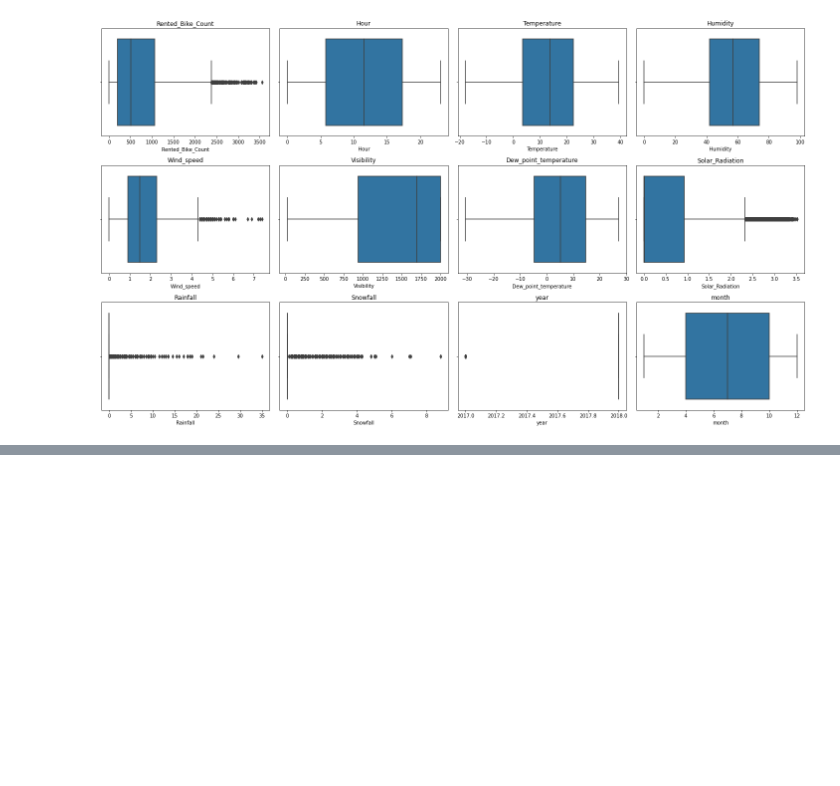
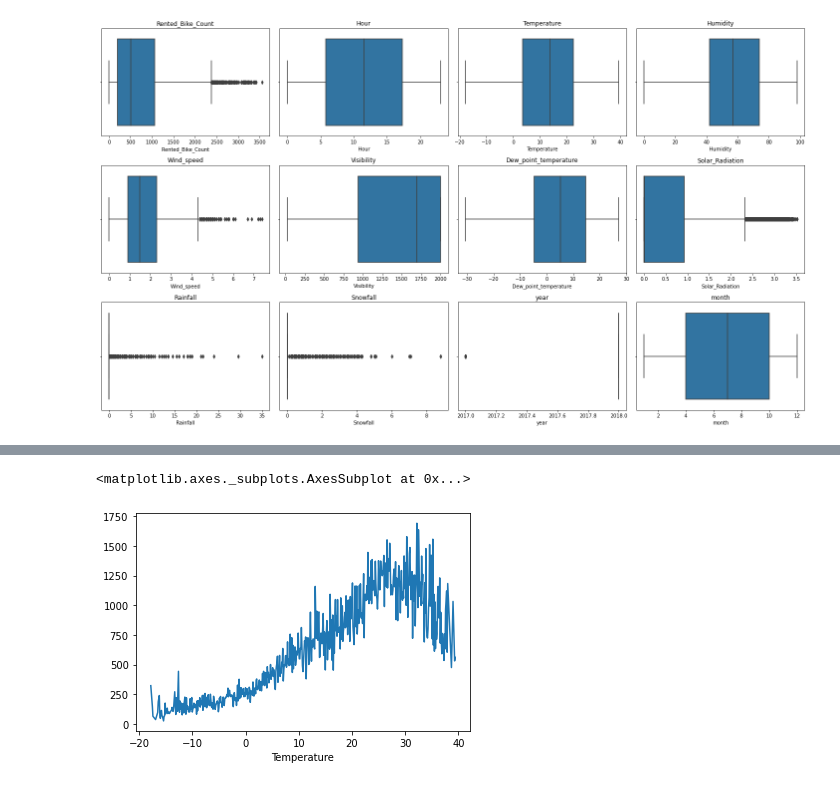
Before and after one commit to NehaGupta-DataScientists/Bike-Sharing-Demand-Prediction, a Jupyter notebook: Bike_Sharing_Demand_Prediction_Capstone_Project.ipynb, the cells around one changed output, grey strips where cells are left out. Cells and saved outputs as stored; diff of their text form; code cells hidden in the pictures; blank space fills up the shorter version.

```diff
--- a/Bike_Sharing_Demand_Prediction_Capstone_Project.ipynb
+++ b/Bike_Sharing_Demand_Prediction_Capstone_Project.ipynb
@@ -434,0 +461,5 @@ for col in numerical_features:
+# %%
+bike.groupby('Temperature').mean()['Rented_Bike_Count'].plot()
+# %% [output]
+<matplotlib.axes._subplots.AxesSubplot at 0x...>
+[figure, added]
```
Also changed, not shown: parts of 15 cells of this notebook.
